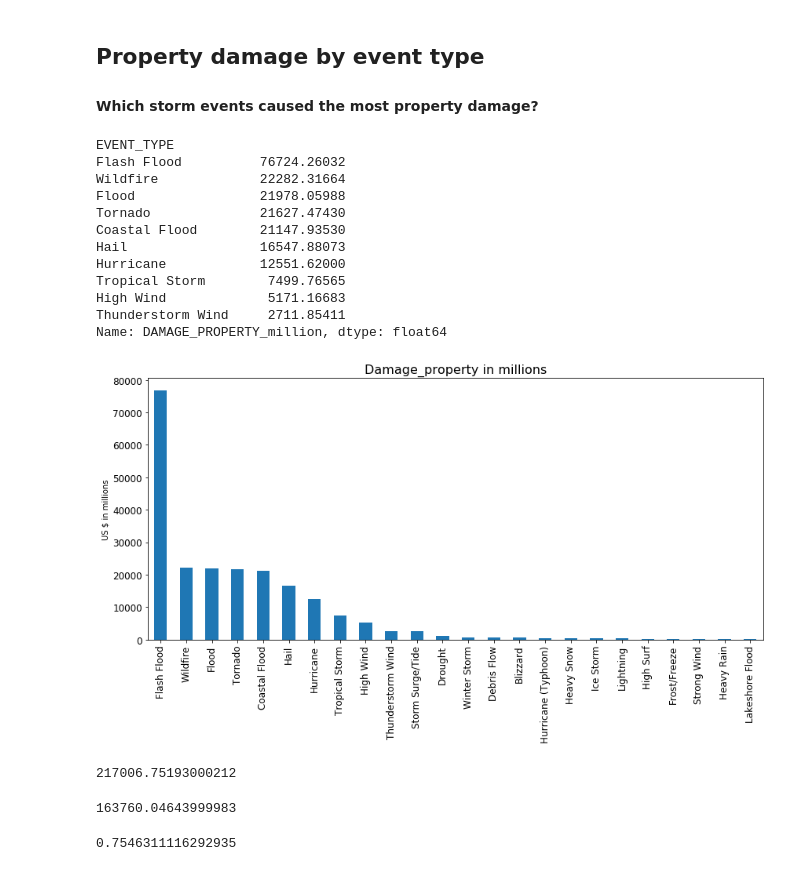
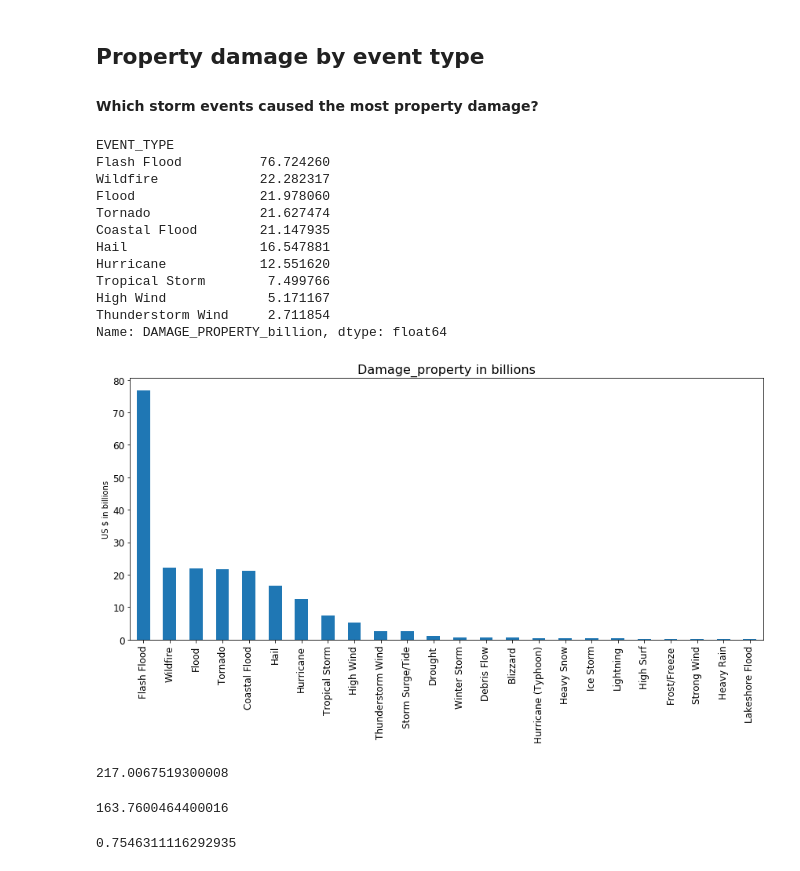
Before and after one commit to alwz1/storm-events, a Jupyter notebook: storm_events.ipynb, the cells around one changed output. Cells and saved outputs as stored; diff of their text form; code cells hidden in the pictures.

```diff
--- a/storm_events.ipynb
+++ b/storm_events.ipynb
@@ -491,10 +495,10 @@ df_damage_1.shape
 # %% [output]
 (513676, 6)
 # %%
-# Create a numeric column for DAMAGE_PROPERTY in million.
-dict_1 ={'K':0.001, 'M':1, 'B':1000}
+# Create a numeric column for DAMAGE_PROPERTY in billion.
+dict_1 ={'K':0.000001, 'M':0.001, 'B':1}
 
-df_damage_1['DAMAGE_PROPERTY_million'] = df_damage_1['DAMAGE_PROPERTY']\
+df_damage_1['DAMAGE_PROPERTY_billion'] = df_damage_1['DAMAGE_PROPERTY']\
                                         .transform(lambda x: float(x[:-1]) * dict_1[x[-1]])
 # %% [markdown]
 ## Billion-dollar storm events
@@ -550,34 +574,34 @@ The total property damage by billion-dollar storm events is $115.75 billion.
 #### Which storm events caused the most property damage?
 # %%
 df_damage_event = df_damage_1.groupby('EVENT_TYPE')\
-                             .sum()['DAMAGE_PROPERTY_million']\
+                             .sum()['DAMAGE_PROPERTY_billion']\
                              .sort_values(ascending = False)
 # %%
 df_damage_event[:10]
 # %% [output]
 EVENT_TYPE
-Flash Flood          76724.26032
-Wildfire             22282.31664
-Flood                21978.05988
-Tornado              21627.47430
-Coastal Flood        21147.93530
-Hail                 16547.88073
-Hurricane            12551.62000
-Tropical Storm        7499.76565
-High Wind             5171.16683
-Thunderstorm Wind     2711.85411
-Name: DAMAGE_PROPERTY_million, dtype: float64
+Flash Flood          76.724260
+Wildfire             22.282317
+Flood                21.978060
+Tornado              21.627474
+Coastal Flood        21.147935
+Hail                 16.547881
+Hurricane            12.551620
+Tropical Storm        7.499766
+High Wind             5.171167
+Thunderstorm Wind     2.711854
+Name: DAMAGE_PROPERTY_billion, dtype: float64
 # %%
 fig, axs = plt.subplots(figsize=(12,7))
-df_damage_event[:24].plot(kind = 'bar', title = 'Damage_property in million $')
-axs.set_title('Damage_property in millions', fontsize = 16)
+df_damage_event[:24].plot(kind = 'bar', title = 'Damage_property in billion $')
+axs.set_title('Damage_property in billions', fontsize = 16)
 axs.set_xlabel('')
-axs.set_ylabel('US $ in millions')
+axs.set_ylabel('US $ in billions')
 plt.xticks(fontsize=12)
 plt.yticks(fontsize=12)
 plt.tight_layout()
 # %% [output]
-[figure, old version]
+[figure, new version]
 # %%
 # top 5 damage events
 top5_damage = ['Flash Flood', 'Wildfire', 'Flood', 'Tornado', 'Coastal Flood']
@@ -585,12 +609,12 @@ top5_damage = ['Flash Flood', 'Wildfire', 'Flood', 'Tornado', 'Coastal Flood']
 # total property damage in millions
 df_damage_event.sum()
 # %% [output]
-217006.75193000212
+217.0067519300008
 # %%
 # property damage by the top 5 events
 df_damage_event[:5].sum()
 # %% [output]
-163760.04643999983
+163.7600464400016
 # %%
 163760.04643999983/217006.75193000212
 # %% [output]
```
Also changed, not shown: parts of 14 cells of this notebook.
